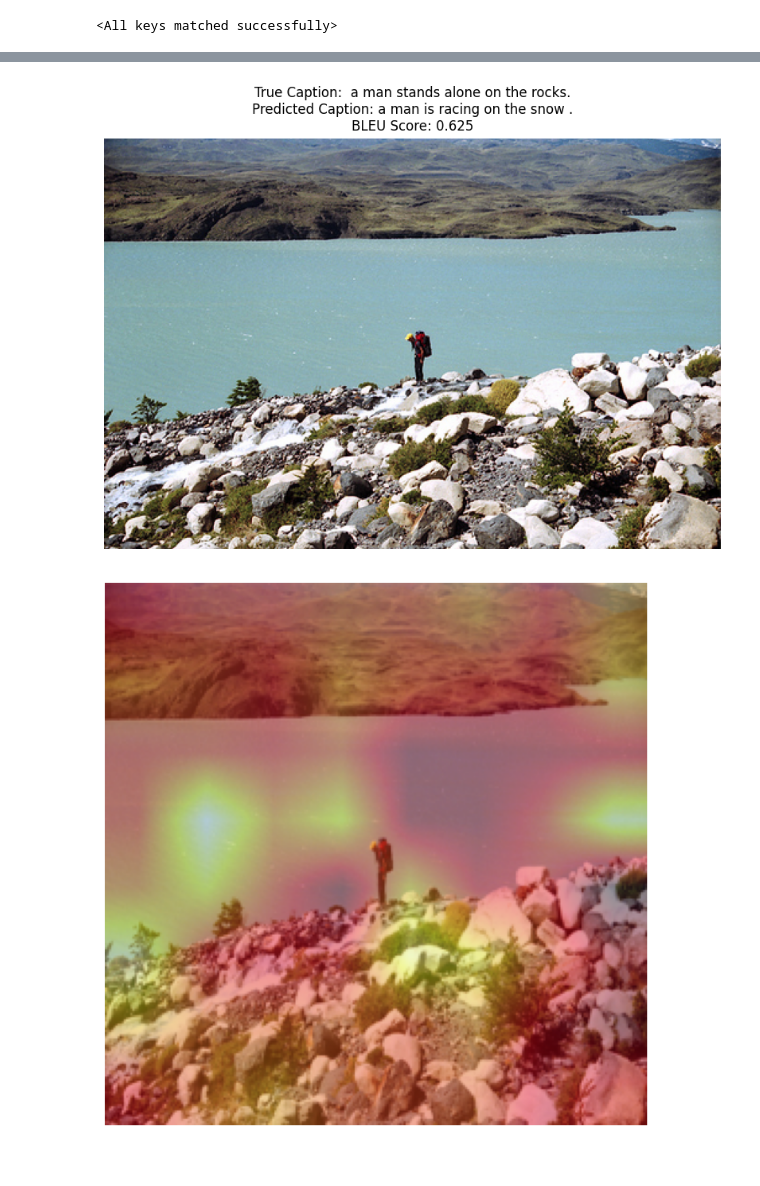
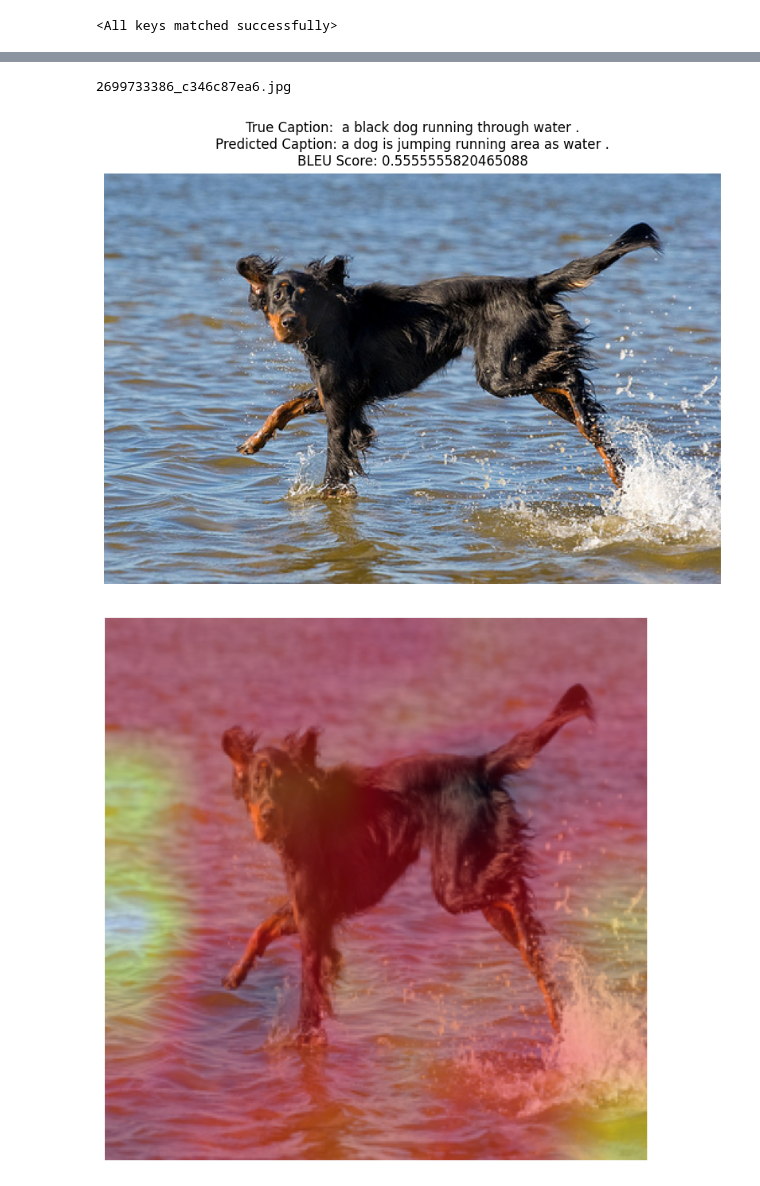
Before and after one commit to Danialmoa/image_captioning, a Jupyter notebook: notebooks/show_results.ipynb, the cells around one changed output, grey strips where cells are left out. Saved outputs shown, nothing was run; the diff lists cells and outputs as text; code cells hidden in the pictures.

```diff
--- a/notebooks/show_results.ipynb
+++ b/notebooks/show_results.ipynb
@@ -98,10 +98,13 @@ best_predictions.head()
 | 4047 | two dogs fighting in the snow ... | one dogs are in the snow . | 3122497129_d08f5729b8.jpg | 0.714286 |
 | 4043 | a small white dog in the snow ... | a brown dog is running in the snow . | 2295894587_2fd8faf550.jpg | 0.666667 |
 # %%
-index = 10
-image_name = best_predictions['Image Name'].iloc[index]
+index = 3
+image_name = best_predictions['Image Name'].iloc[index] #3356369156_074750c6cc.jpg , 2699733386_c346c87ea6.jpg
+
+print(image_name)
 show_image(image_name)
 visualize_features_overlay(image_name, model)
 # %% [output]
+2699733386_c346c87ea6.jpg
-[figure, old version]
+[figure, new version]
-[figure, old version]
+[figure, new version]
```
Also changed, not shown: parts of 3 cells of this notebook, 15 other files.
